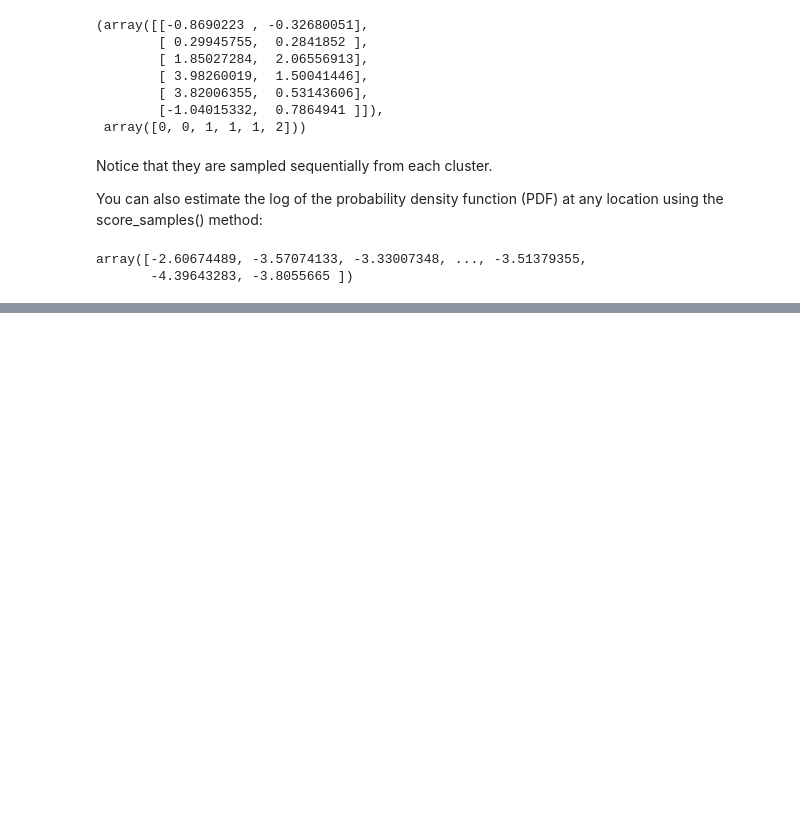
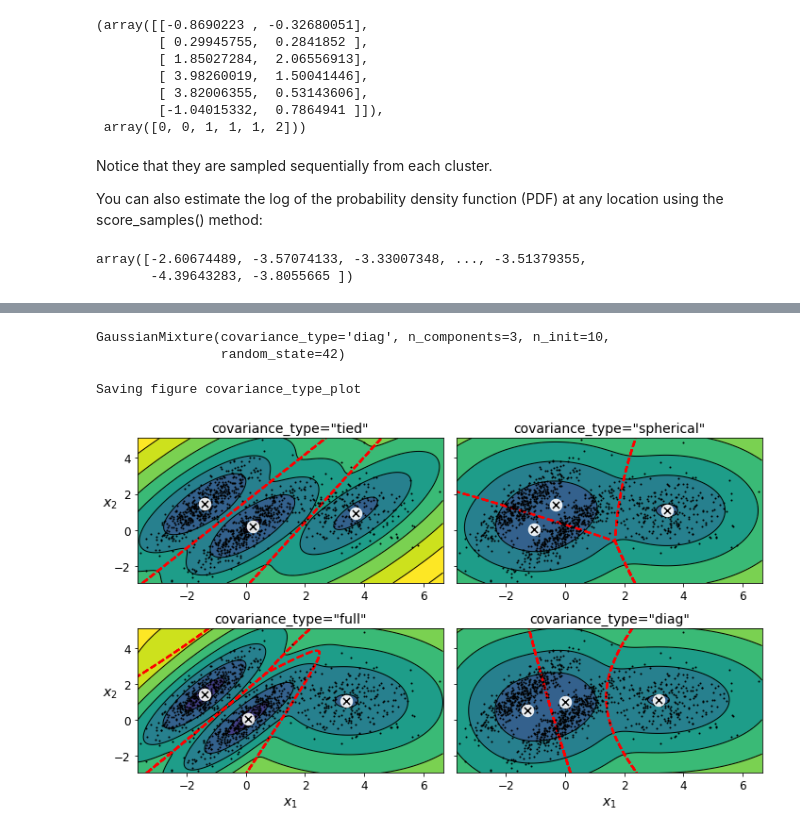
Before and after one commit to sankalptambe/unsupervised-learning, a Jupyter notebook: unsupervised_learning.ipynb, the cells around one changed output, grey strips where cells are left out. Saved outputs shown, nothing was run; the diff lists cells and outputs as text; code cells hidden in the pictures; blank space fills up the shorter version.

Commit message:
covariance type gmm added

```diff
--- a/unsupervised_learning.ipynb
+++ b/unsupervised_learning.ipynb
@@ -949,0 +1013,36 @@ array([-2.60674489, -3.57074133, -3.33007348, ..., -3.51379355,
+# %%
+gm_full = GaussianMixture(n_components=3, n_init=10, covariance_type="full", random_state=42)
+gm_tied = GaussianMixture(n_components=3, n_init=10, covariance_type="tied", random_state=42)
+gm_spherical = GaussianMixture(n_components=3, n_init=10, covariance_type="spherical", random_state=42)
+gm_diag = GaussianMixture(n_components=3, n_init=10, covariance_type="diag", random_state=42)
+gm_full.fit(X)
+gm_tied.fit(X)
+gm_spherical.fit(X)
+gm_diag.fit(X)
+# %% [output]
+GaussianMixture(covariance_type='diag', n_components=3, n_init=10,
+                random_state=42)
+# %%
+plt.figure(figsize=(10, 6))
+
+plt.subplot(221)
+plot_gaussian_mixture(gm_tied, X, show_ylabels=True, show_xlabels=False)
+plt.title('covariance_type="{}"'.format(gm_tied.covariance_type), fontsize=14)
+
+plt.subplot(222)
+plot_gaussian_mixture(gm_spherical, X, show_ylabels=False, show_xlabels=False)
+plt.title('covariance_type="{}"'.format(gm_spherical.covariance_type), fontsize=14)
+
+plt.subplot(223)
+plot_gaussian_mixture(gm_full, X)
+plt.title('covariance_type="{}"'.format(gm_full.covariance_type), fontsize=14)
+
+plt.subplot(224)
+plot_gaussian_mixture(gm_diag, X, show_ylabels=False)
+plt.title('covariance_type="{}"'.format(gm_diag.covariance_type), fontsize=14)
+
+save_fig("covariance_type_plot")
+plt.show()
+# %% [output]
+Saving figure covariance_type_plot
+[figure, added]
```
Also changed, not shown: parts of 10 cells of this notebook, 3 other files.
